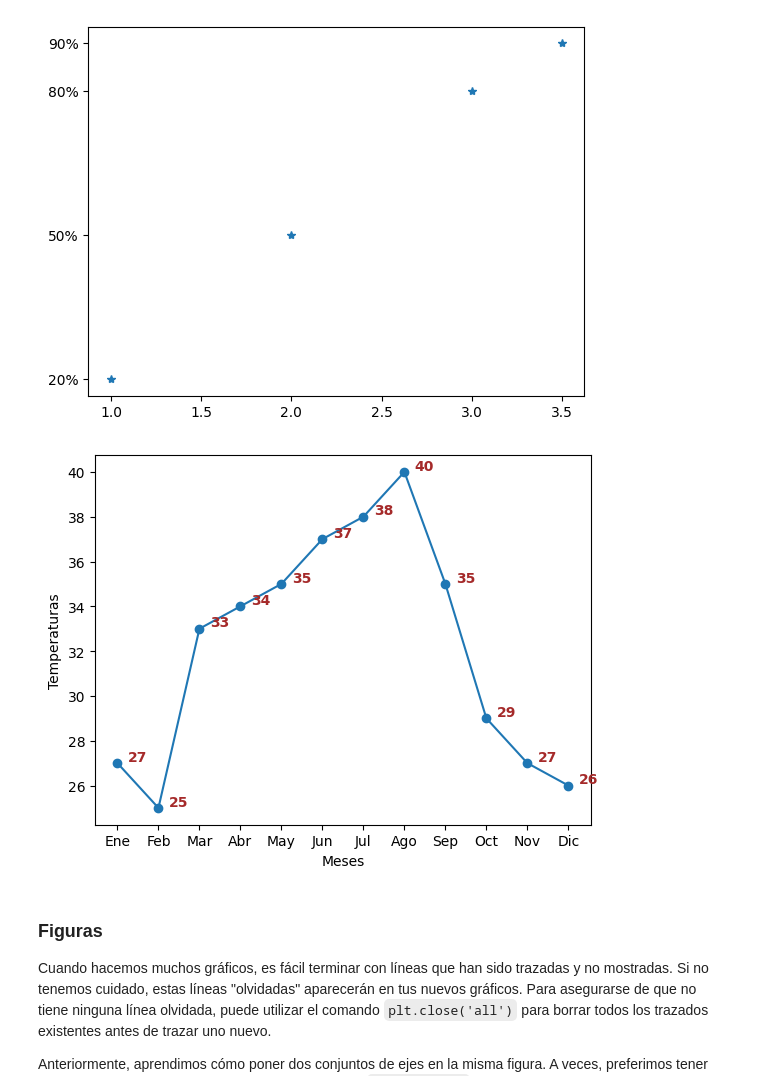
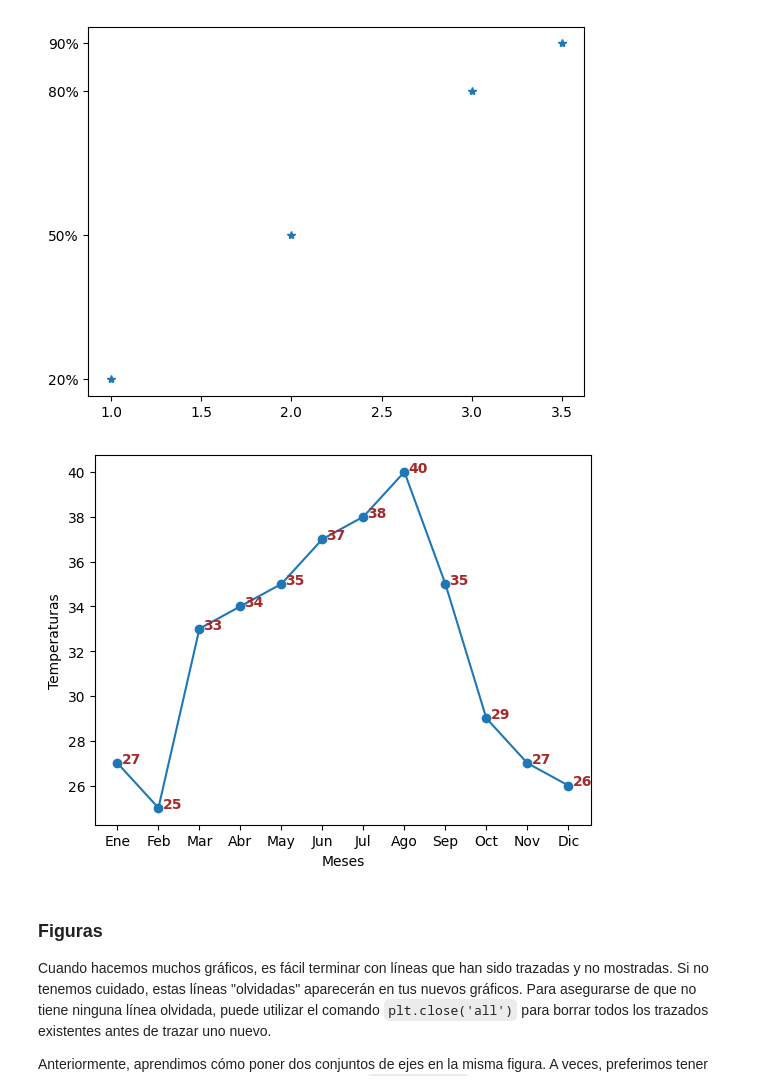
Before and after one commit to vbatiz/intro-python, a Jupyter notebook: notebooks/IntroPython_05.ipynb, the cells around one changed output. Drawn from its saved outputs; the diff is of its cells as text; code cells hidden in the pictures.

```diff
--- a/notebooks/IntroPython_05.ipynb
+++ b/notebooks/IntroPython_05.ipynb
@@ -428,23 +428,26 @@ plt.show()
 # %%
 from matplotlib import pyplot as plt
 
 meses = range(1,13)
 nombres_meses = ["Ene", "Feb", "Mar", "Abr", "May", "Jun", "Jul", "Ago", "Sep","Oct", "Nov", "Dic"]
 temperaturas = [27,25,33,34,35,37,38,40,35,29,27,26]
 
 ax = plt.subplot()
 plt.plot(meses,temperaturas, marker="o")
 plt.xlabel("Meses")
 plt.ylabel("Temperaturas")
 
 
 ax.set_xticks(meses)
 ax.set_xticklabels(nombres_meses)
 
+for i, v in enumerate(temperaturas):
+    ax.text(1 + i + .10, v, str(v), color = 'brown', fontweight = 'bold')
+
 #ax.set_yticks([0,5,10,15,20,25,30,35])
 plt.show()
 # %% [output]
-[figure, old version]
+[figure, new version]
 # %% [markdown]
 ### Figuras
 Cuando hacemos muchos gráficos, es fácil terminar con líneas que han sido trazadas y no mostradas. Si no tenemos cuidado, estas líneas "olvidadas" aparecerán en tus nuevos gráficos. Para asegurarse de que no tiene ninguna línea olvidada, puede utilizar el comando `plt.close('all')` para borrar todos los trazados existentes antes de trazar uno nuevo.
```
